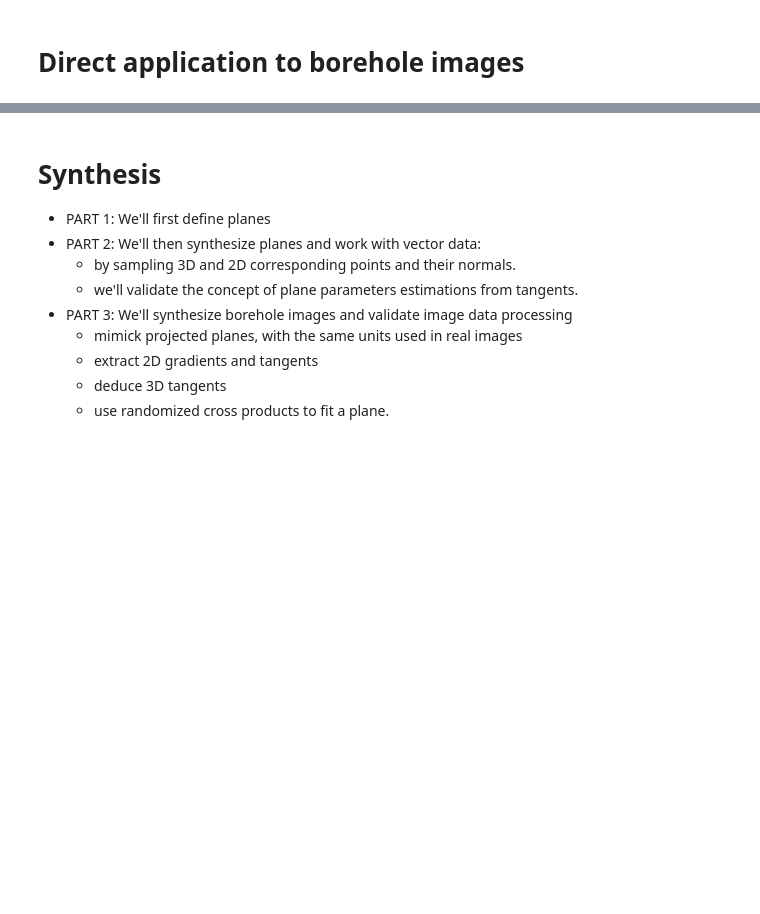
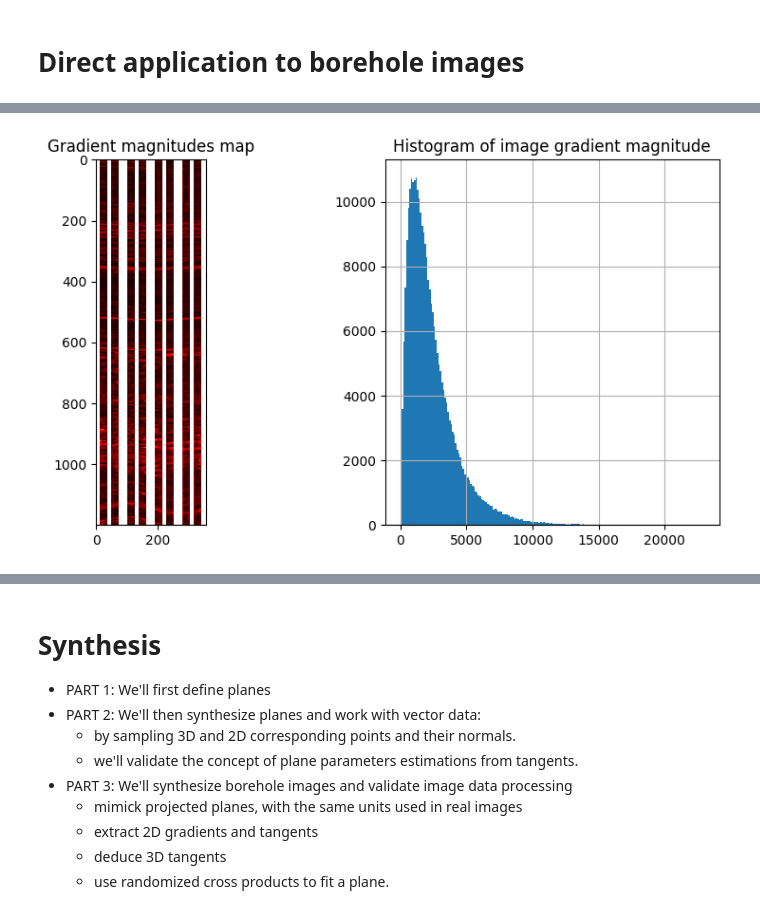
Before and after one commit to balthazarneveu/geosciences, a Jupyter notebook: TP_4/planes_synthesis.ipynb, the cells around one changed output, grey strips where cells are left out. Cells and saved outputs as stored; diff of their text form; code cells hidden in the pictures; blank space fills up the shorter version.

```diff
--- a/TP_4/planes_synthesis.ipynb
+++ b/TP_4/planes_synthesis.ipynb
@@ -30,0 +65,4 @@ show_borehole_image(image_display[:1200], title='Real borehole image')
+# %%
+extract_2d_gradients(roi, bins=200)
+# %% [output]
+[figure, added]
```
Also changed, not shown: parts of 28 cells of this notebook, 3 other files.
